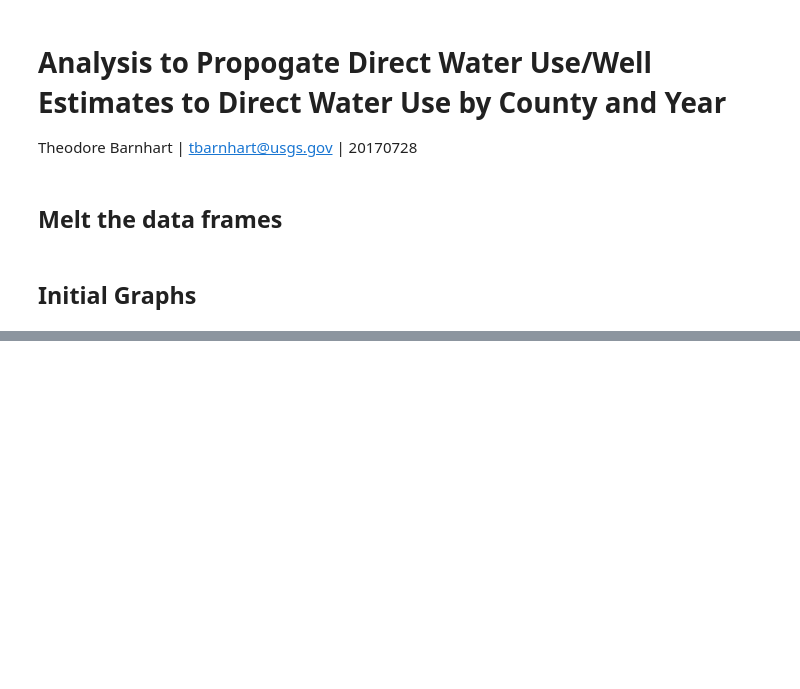
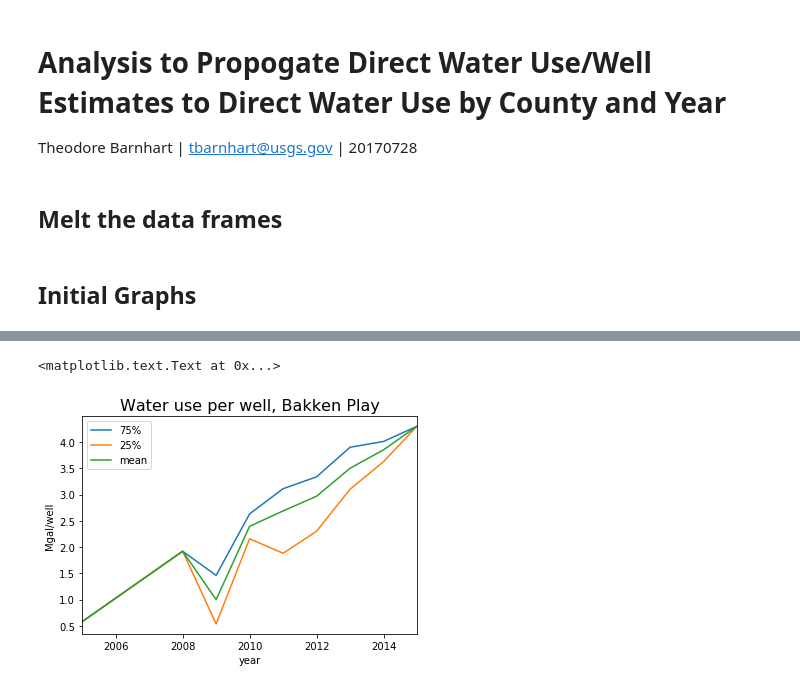
Before and after one commit to theobarnhart-USGS/UOG, a Jupyter notebook: propagate_well_direct_water_use.ipynb, the cells around one changed output, grey strips where cells are left out. Cells and saved outputs as stored; diff of their text form; code cells hidden in the pictures; blank space fills up the shorter version.

```diff
--- a/propagate_well_direct_water_use.ipynb
+++ b/propagate_well_direct_water_use.ipynb
@@ -48,0 +51,10 @@ array(['Burleigh', 'Emmons', 'Pierce'], dtype=object)
+# %%
+dwu.plot('year','75%')
+ax = plt.gca()
+dwu.plot('year','25%',ax=ax)
+dwu.plot('year','mean',ax=ax)
+plt.ylabel('Mgal/well')
+plt.title('Water use per well, Bakken Play', fontsize = 16)
+# %% [output]
+<matplotlib.text.Text at 0x...>
+[figure, added]
```
Also changed, not shown: parts of 8 cells of this notebook.
